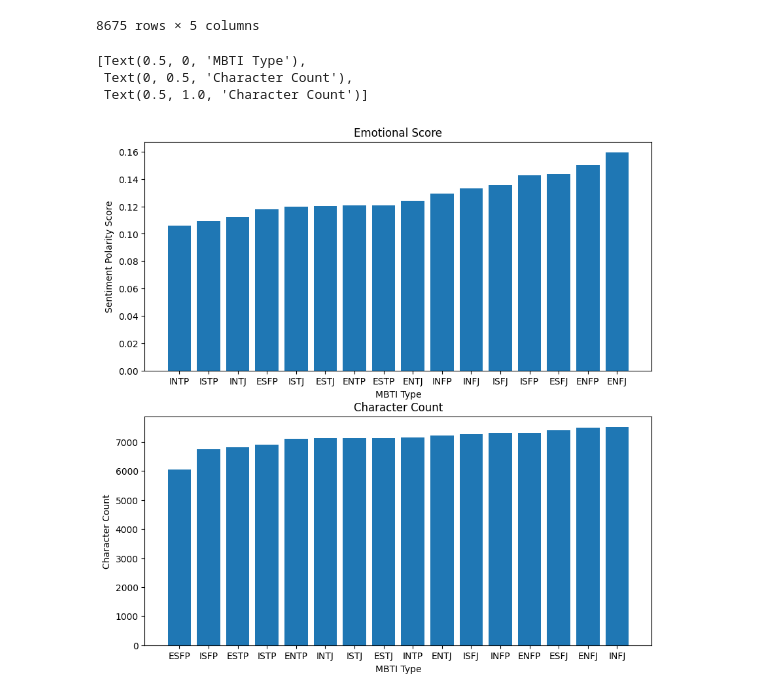
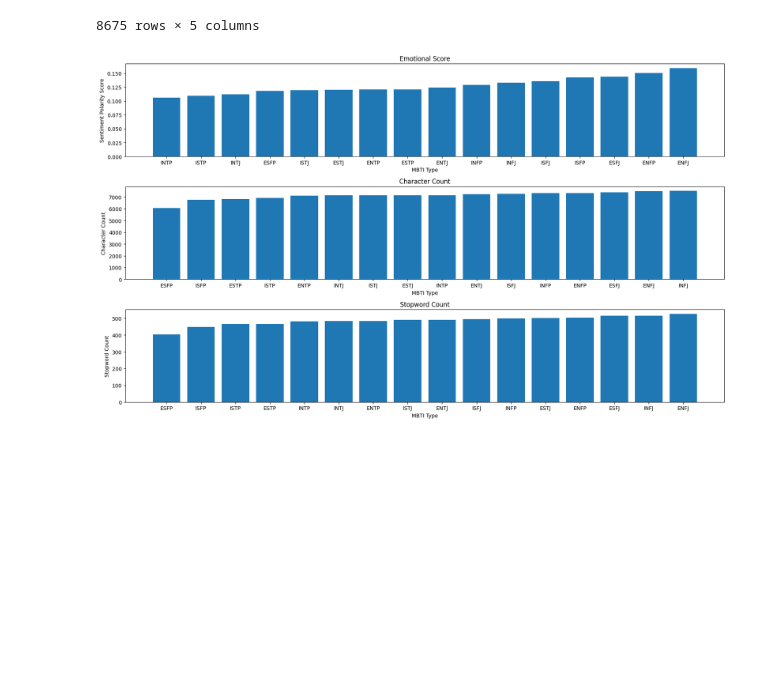
Before and after one commit to mmartin46/Data_Science_Research, a Jupyter notebook: MBTIScores.ipynb, the cells around one changed output. Drawn from its saved outputs; the diff is of its cells as text; code cells hidden in the pictures; blank space fills up the shorter version.

```diff
--- a/MBTIScores.ipynb
+++ b/MBTIScores.ipynb
@@ -127,21 +118,30 @@ char_df.sort_values(by=['char_count'], inplace=True)
+# %%
+df_list = []
+names = list(df.columns)[2:]
+for name in names:
+  df_list.append((df.groupby(['type'], as_index=False)[name].mean()).sort_values(by=[name]))
 # %%
-fig, ax = plt.subplots(2, figsize=(10, 10))
+fig, ax = plt.subplots(3, figsize=(17, 10))
 
-ax[0].bar(type_sent['type'], type_sent['sentiment'])
+ax[0].bar(df_list[2]['type'], df_list[2]['sentiment'])
 ax[0].set(
     xlabel='MBTI Type',
     ylabel='Sentiment Polarity Score',
     title='Emotional Score'
 )
 
-ax[1].bar(char_df['type'], char_df['char_count'])
+ax[1].bar(df_list[0]['type'], df_list[0]['char_count'])
 ax[1].set(
     xlabel='MBTI Type',
     ylabel='Character Count',
     title='Character Count'
 )
+ax[2].bar(df_list[1]['type'], df_list[1]['stopwords'])
+ax[2].set(
+    xlabel='MBTI Type',
+    ylabel='Stopword Count',
+    title='Stopword Count'
+)
+fig.tight_layout()
 # %% [output]
-[Text(0.5, 0, 'MBTI Type'),
- Text(0, 0.5, 'Character Count'),
- Text(0.5, 1.0, 'Character Count')]
-[figure, old version]
+[figure, new version]
```
Also changed, not shown: parts of 14 cells of this notebook.
